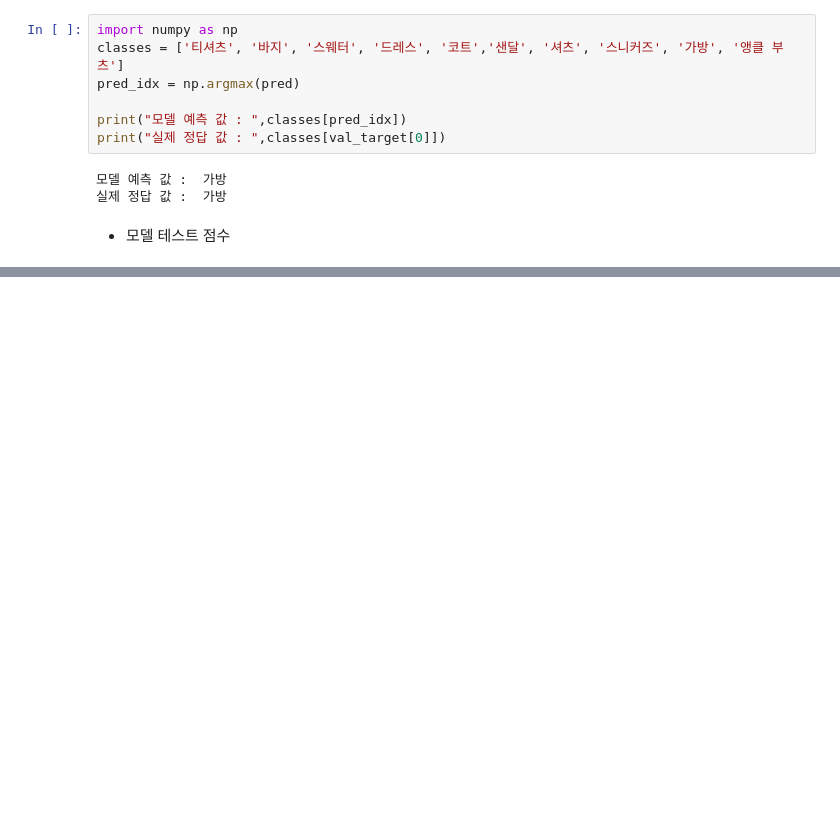
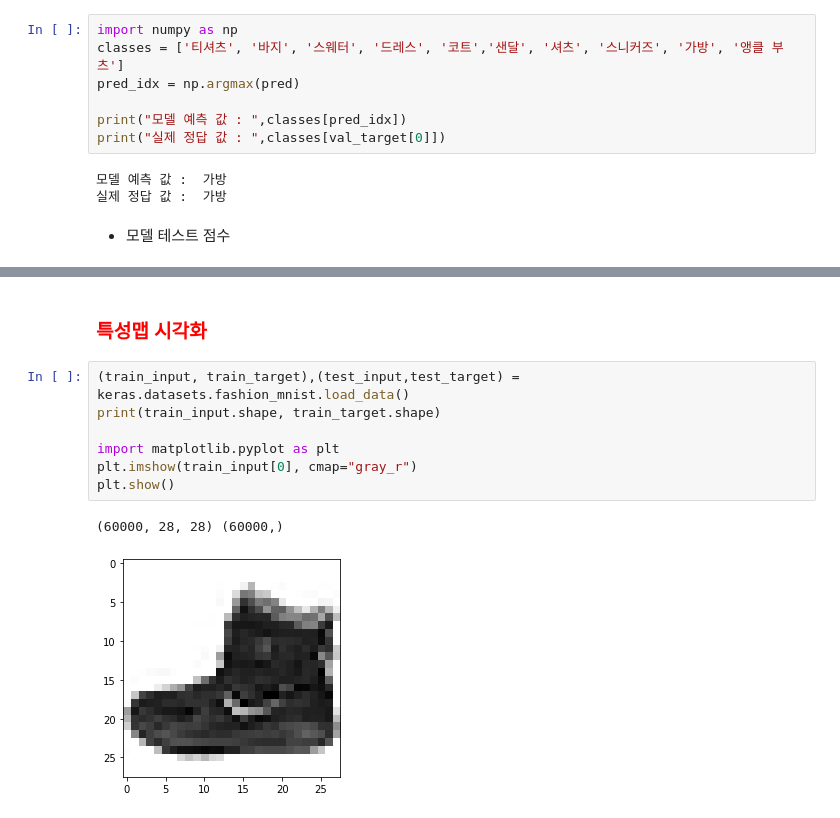
Before and after one commit to kimchangheon73/Machine_DeepLearning, a Jupyter notebook: DeepLearning/02_합성곱신경망.ipynb, the cells around one changed output, grey strips where cells are left out. Cells and saved outputs as stored; diff of their text form; blank space fills up the shorter version.

```diff
--- a/DeepLearning/02_합성곱신경망.ipynb
+++ b/DeepLearning/02_합성곱신경망.ipynb
@@ -179,0 +235,12 @@ model.evaluate(test_scaled, test_target)
+# %% [markdown]
+### <span style= "color :red"> 특성맵 시각화</span>
+# %%
+(train_input, train_target),(test_input,test_target) = keras.datasets.fashion_mnist.load_data()
+print(train_input.shape, train_target.shape)
+
+import matplotlib.pyplot as plt
+plt.imshow(train_input[0], cmap="gray_r")
+plt.show()
+# %% [output]
+(60000, 28, 28) (60000,)
+[figure, added]
```
Also changed, not shown: parts of 26 cells of this notebook, 1 other file.
